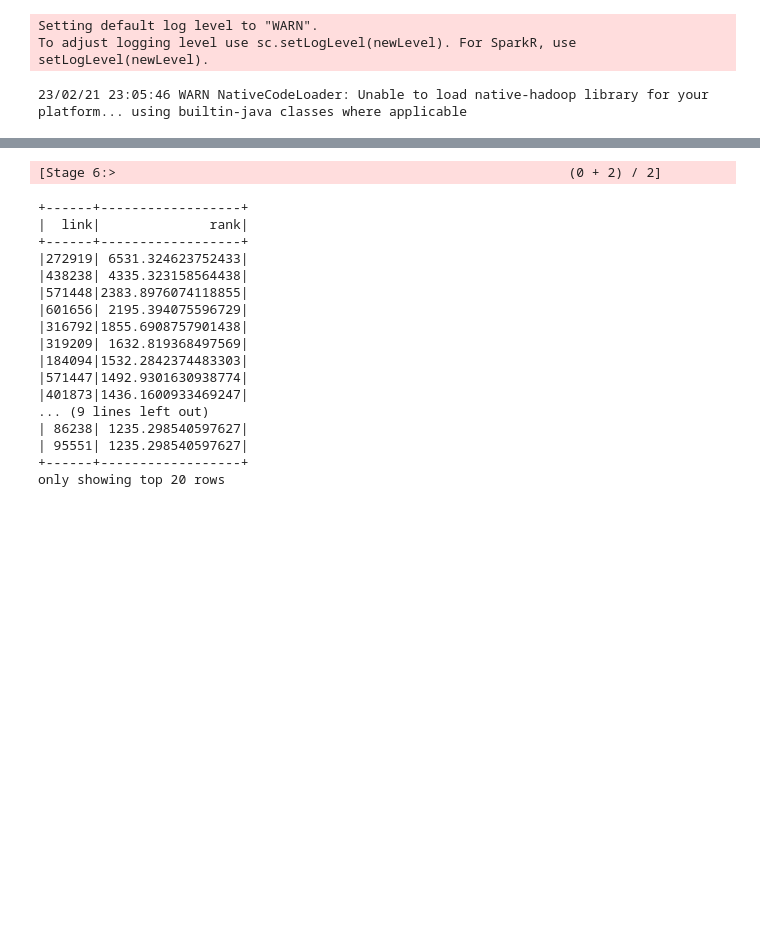
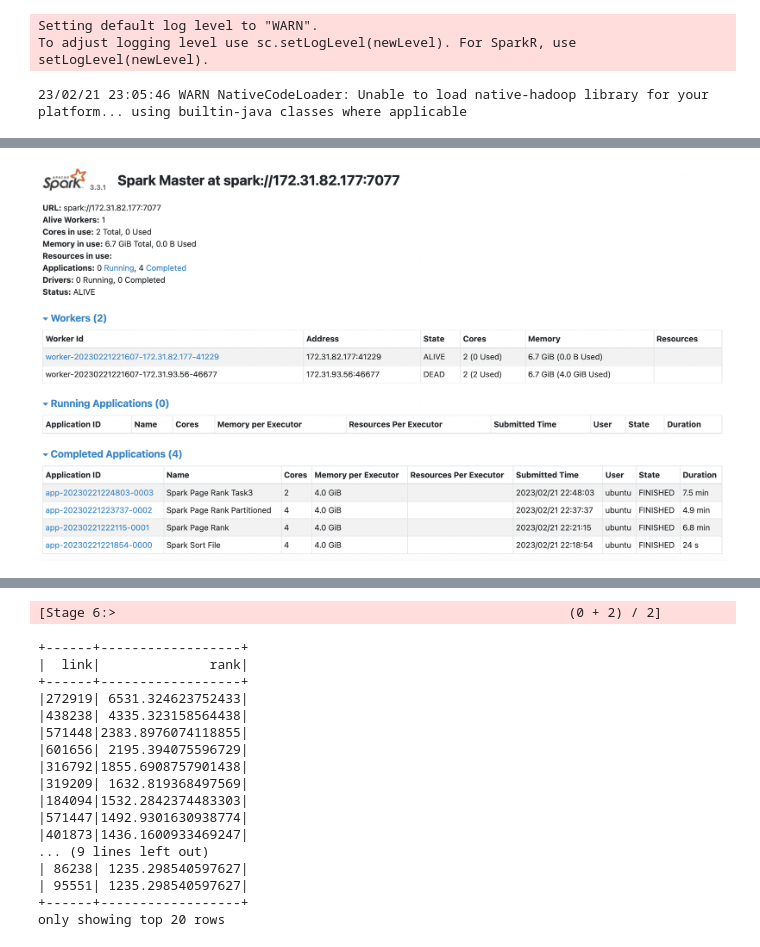
Before and after one commit to erictria/spark_exercise, a Jupyter notebook: report.ipynb, the cells around one changed output, grey strips where cells are left out. Cells and saved outputs as stored; diff of their text form; code cells hidden in the pictures; blank space fills up the shorter version.

```diff
--- a/report.ipynb
+++ b/report.ipynb
@@ -53,0 +84,4 @@ only showing top 20 rows
+# %%
+Image(filename='dash2.png')
+# %% [output]
+[figure, added]
```
Also changed, not shown: parts of 8 cells of this notebook, 4 other files.
